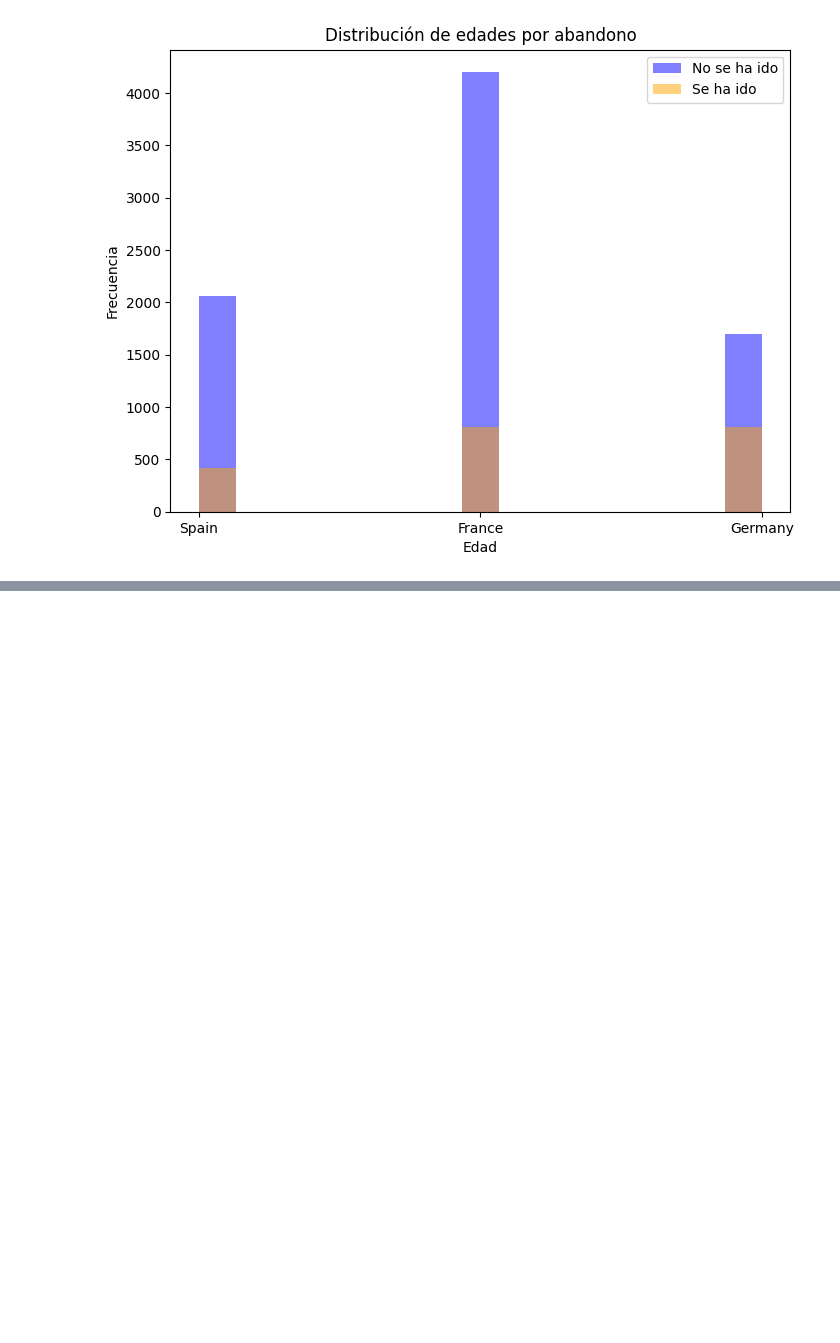
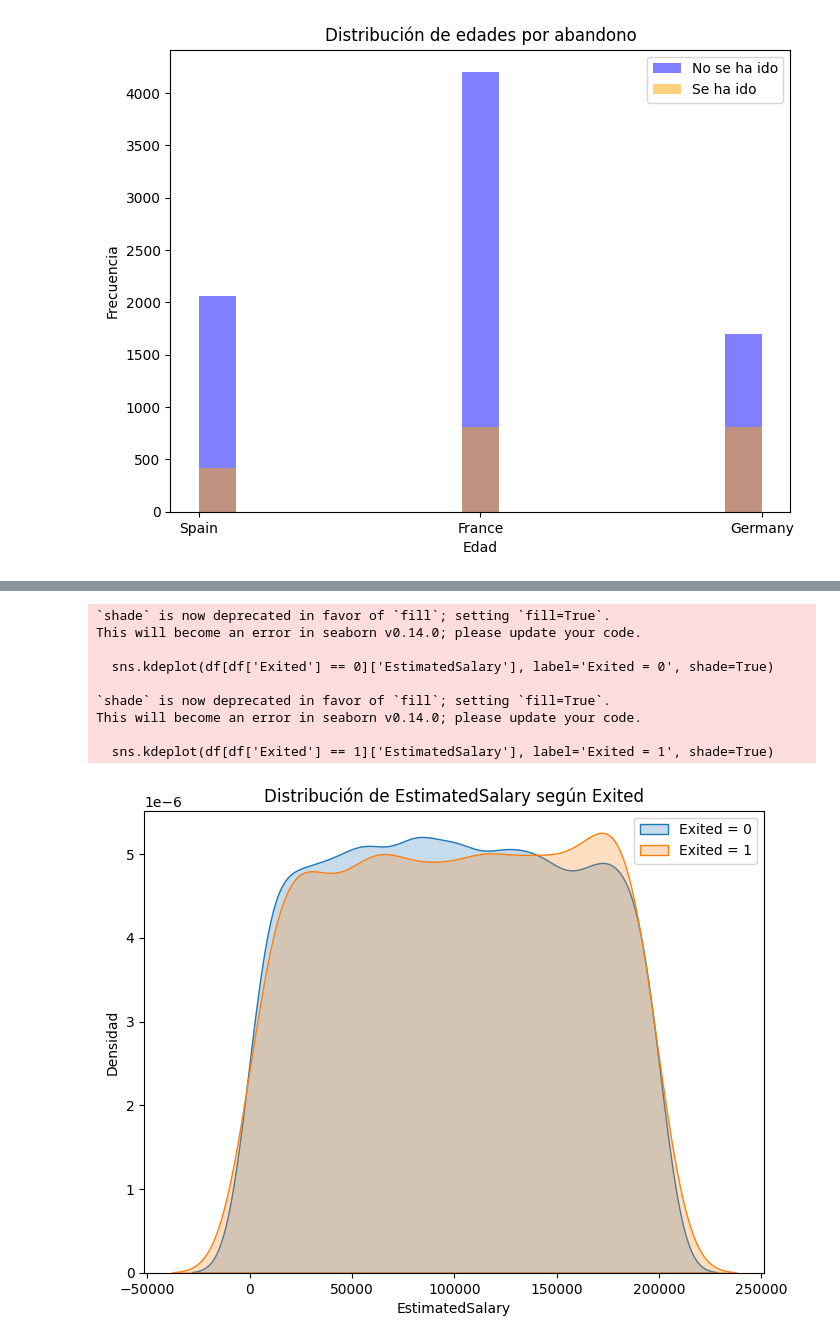
Before and after one commit to DJChincuini/Bank_Customer_Churn, a Jupyter notebook: EDA.ipynb, the cells around one changed output, grey strips where cells are left out. Cells and saved outputs as stored; diff of their text form; code cells hidden in the pictures; blank space fills up the shorter version.

```diff
--- a/EDA.ipynb
+++ b/EDA.ipynb
@@ -121,0 +143,20 @@ plt.show()
+# %%
+plt.figure(figsize=(8, 6))
+sns.kdeplot(df[df['Exited'] == 0]['EstimatedSalary'], label='Exited = 0', shade=True)
+sns.kdeplot(df[df['Exited'] == 1]['EstimatedSalary'], label='Exited = 1', shade=True)
+plt.title('Distribución de EstimatedSalary según Exited')
+plt.xlabel('EstimatedSalary')
+plt.ylabel('Densidad')
+plt.legend()
+plt.show()
+# %% [output]
+`shade` is now deprecated in favor of `fill`; setting `fill=True`.
+This will become an error in seaborn v0.14.0; please update your code.
+
+  sns.kdeplot(df[df['Exited'] == 0]['EstimatedSalary'], label='Exited = 0', shade=True)
+
+`shade` is now deprecated in favor of `fill`; setting `fill=True`.
+This will become an error in seaborn v0.14.0; please update your code.
+
+  sns.kdeplot(df[df['Exited'] == 1]['EstimatedSalary'], label='Exited = 1', shade=True)
+[figure, added]
```
Also changed, not shown: parts of 3 cells of this notebook.
